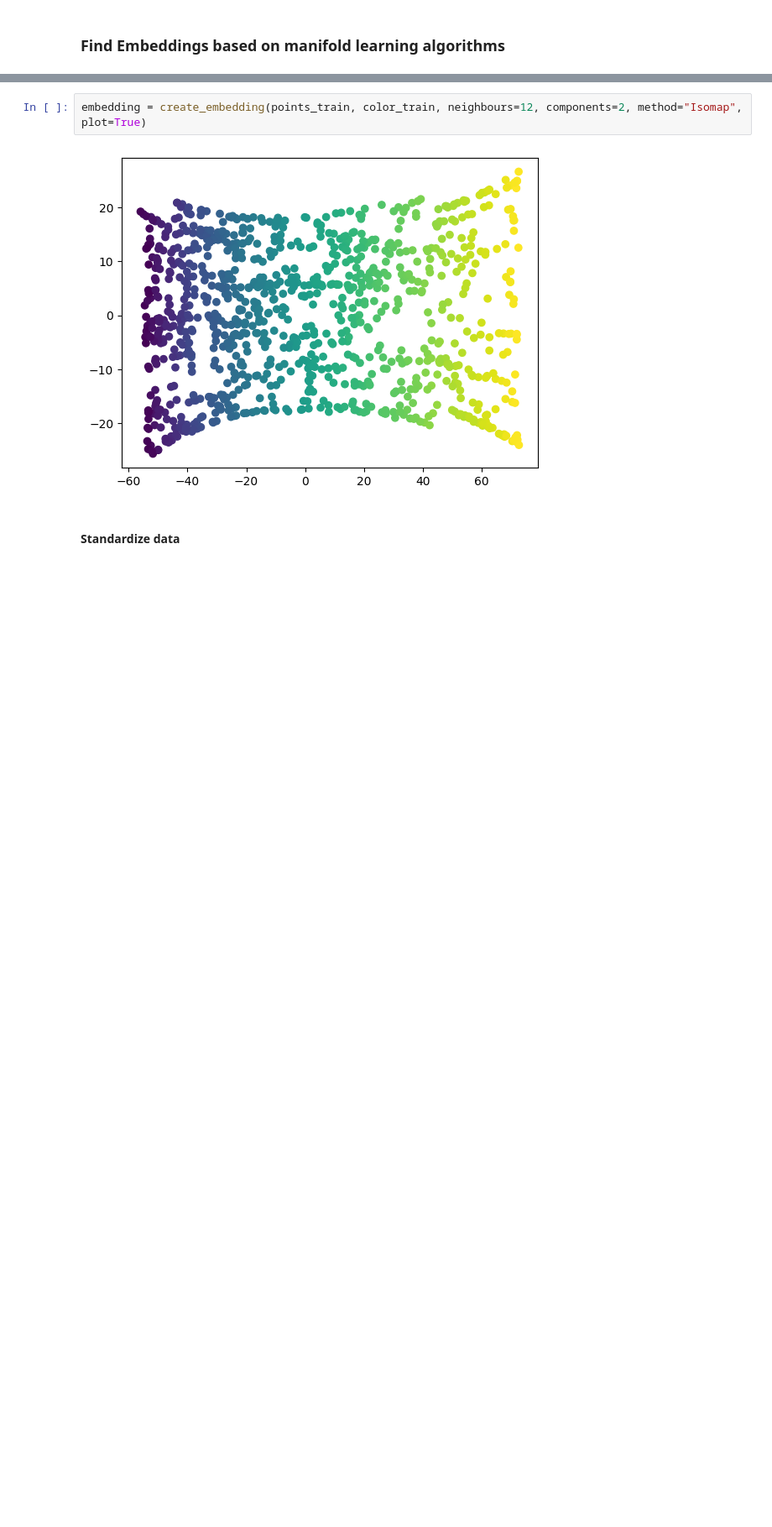
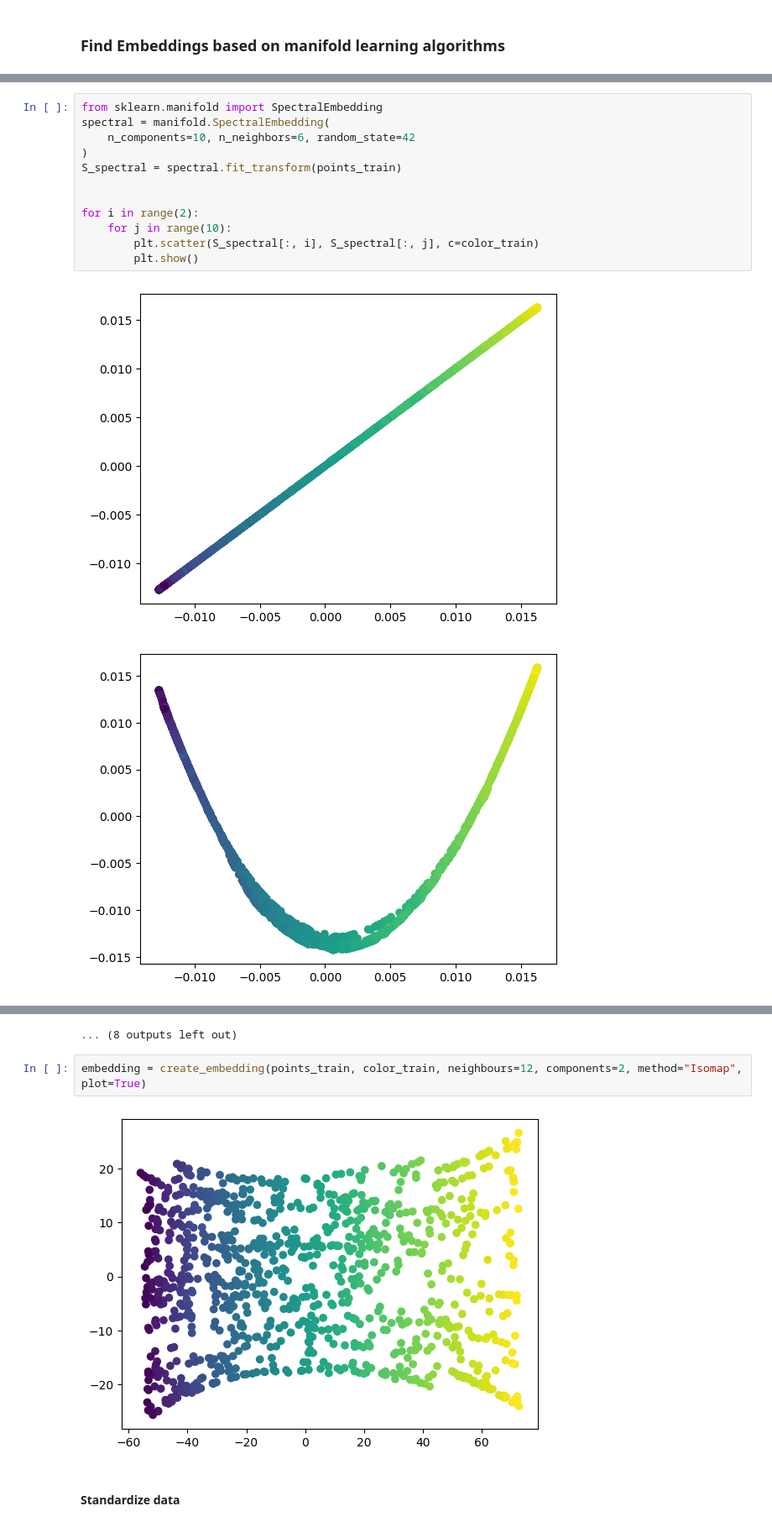
Before and after one commit to SafaSadiq/Thesis_Sampling_weights_in_Autoencoders, a Jupyter notebook: Autoencoder_Experiments_and_Results/maniolds.ipynb, the cells around one changed output, grey strips where cells are left out. Shown at 84% size. Saved outputs shown, nothing was run; the diff lists cells and outputs as text; blank space fills up the shorter version.

```diff
--- a/Autoencoder_Experiments_and_Results/maniolds.ipynb
+++ b/Autoencoder_Experiments_and_Results/maniolds.ipynb
@@ -10,0 +37,15 @@ points_train, color_train, points_test, color_test = create_test_train_sets(data
+# %%
+from sklearn.manifold import SpectralEmbedding
+spectral = manifold.SpectralEmbedding(
+    n_components=10, n_neighbors=6, random_state=42
+)
+S_spectral = spectral.fit_transform(points_train)
+
+
+for i in range(2):
+    for j in range(10):
+        plt.scatter(S_spectral[:, i], S_spectral[:, j], c=color_train)
+        plt.show()
+# %% [output]
+[figure, added]
+[figure, added]
@@ -11,3 +62,4 @@ points_train, color_train, points_test, color_test = create_test_train_sets(data
+... (8 outputs left out)
 # %%
 embedding = create_embedding(points_train, color_train, neighbours=12, components=2, method="Isomap", plot=True)
 # %% [output]
```
Also changed, not shown: parts of 6 cells of this notebook, 4 other files.
